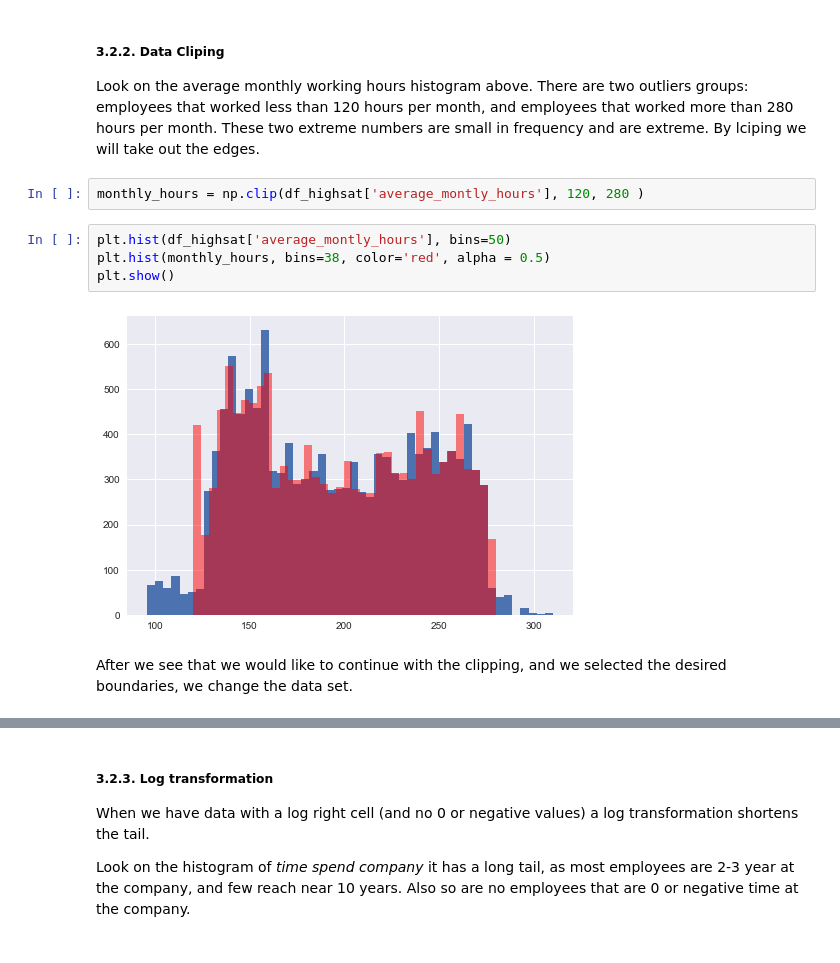
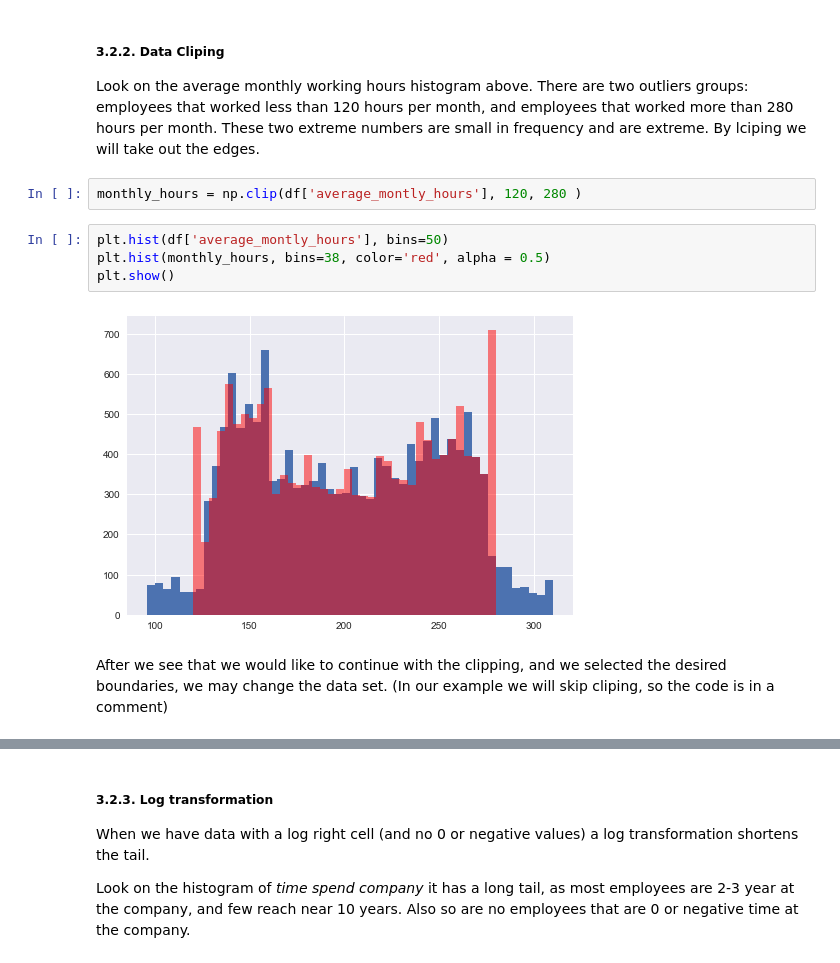
Before and after one commit to shamagilli/IDC-BDA, a Jupyter notebook: Lesson0103_EDA.ipynb, the cells around one changed output, grey strips where cells are left out. Saved outputs shown, nothing was run; the diff lists cells and outputs as text.

```diff
--- a/Lesson0103_EDA.ipynb
+++ b/Lesson0103_EDA.ipynb
@@ -344,13 +347,13 @@ The 'normed' kwarg was deprecated in Matplotlib 2.1 and will be removed in 3.1.
 
 Look on the average monthly working hours histogram above. There are two outliers groups: employees that worked less than 120 hours per month, and employees that worked more than 280 hours per month. These two extreme numbers are small in frequency and are extreme. By lciping we will take out the edges.
 # %%
-monthly_hours = np.clip(df_highsat['average_montly_hours'], 120, 280 )
+monthly_hours = np.clip(df['average_montly_hours'], 120, 280 )
 # %%
-plt.hist(df_highsat['average_montly_hours'], bins=50)
+plt.hist(df['average_montly_hours'], bins=50)
 plt.hist(monthly_hours, bins=38, color='red', alpha = 0.5)
 plt.show()
 # %% [output]
-[figure, old version]
+[figure, new version]
 # %% [markdown]
-After we see that we would like to continue with the clipping, and we selected the desired boundaries, we change the data set.
+After we see that we would like to continue with the clipping, and we selected the desired boundaries, we may change the data set. (In our example we will skip cliping, so the code is in a comment)
 # %%
```
Also changed, not shown: parts of 33 cells of this notebook.
